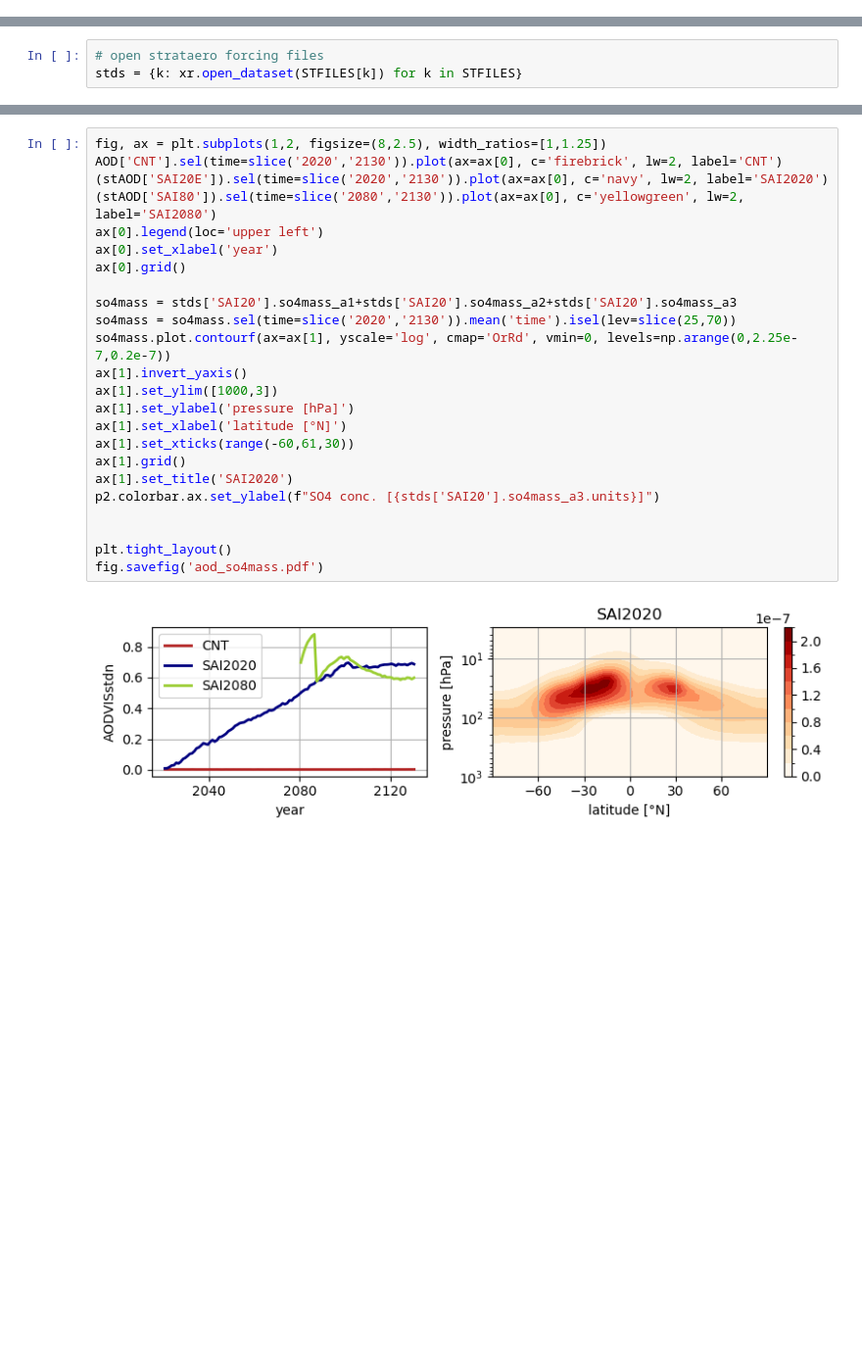
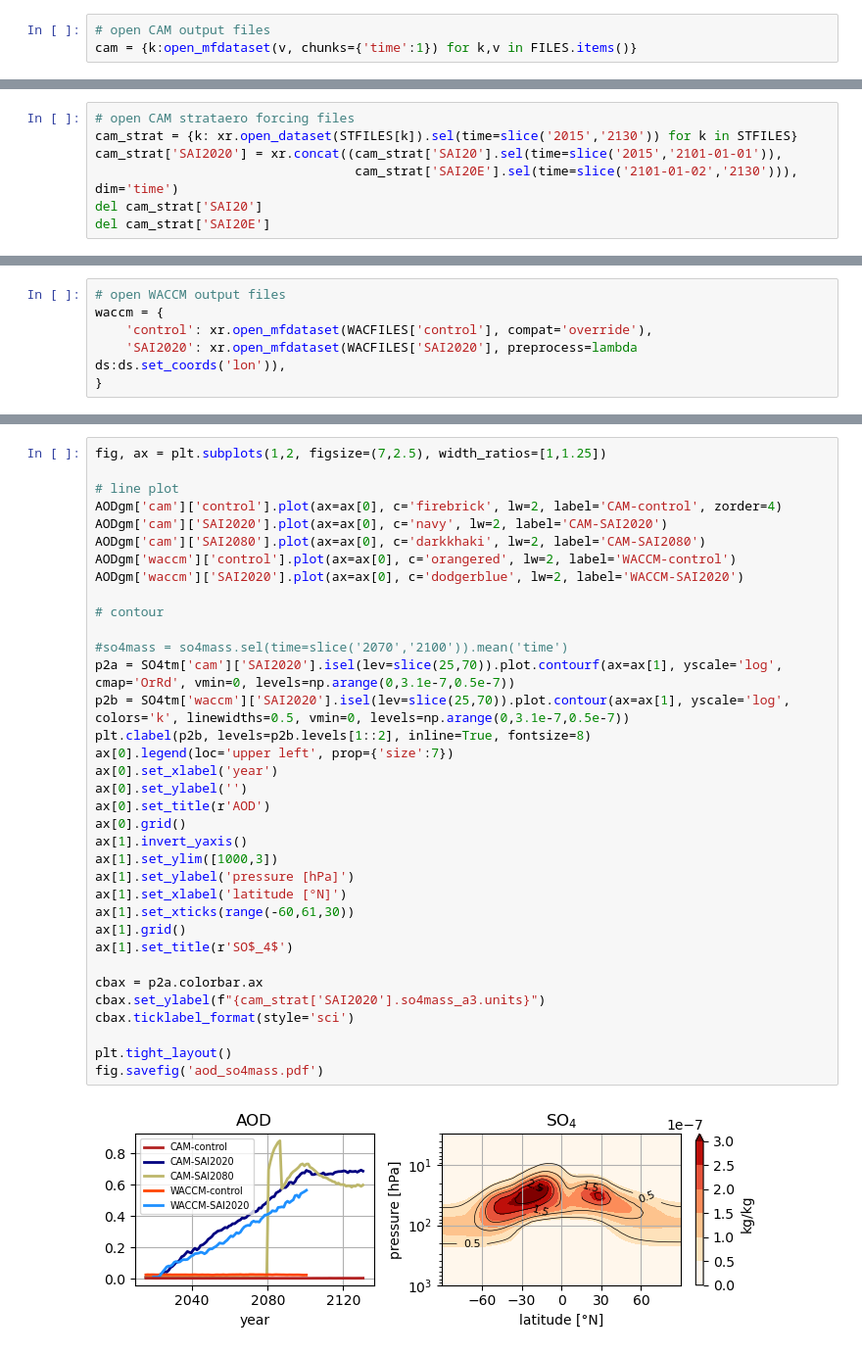
Before and after one commit to JdeJong96/CESM-CAM_SAI, a Jupyter notebook: results/aerosolfield.ipynb, the cells around one changed output, grey strips where cells are left out. Shown at 98% size. Saved outputs shown, nothing was run; the diff lists cells and outputs as text; blank space fills up the shorter version.

```diff
--- a/results/aerosolfield.ipynb
+++ b/results/aerosolfield.ipynb
@@ -63,0 +109,3 @@ Wall time: 49.8 s
+# %%
+# open CAM output files
+cam = {k:open_mfdataset(v, chunks={'time':1}) for k,v in FILES.items()}
@@ -64,3 +116,7 @@ Wall time: 49.8 s
 # %%
-# open strataero forcing files
-stds = {k: xr.open_dataset(STFILES[k]) for k in STFILES}
+# open CAM strataero forcing files
+cam_strat = {k: xr.open_dataset(STFILES[k]).sel(time=slice('2015','2130')) for k in STFILES}
+cam_strat['SAI2020'] = xr.concat((cam_strat['SAI20'].sel(time=slice('2015','2101-01-01')),
+                                  cam_strat['SAI20E'].sel(time=slice('2101-01-02','2130'))), dim='time')
+del cam_strat['SAI20']
+del cam_strat['SAI20E']
@@ -77,0 +123,6 @@ Wall time: 3.42 s
+# %%
+# open WACCM output files
+waccm = {
+    'control': xr.open_mfdataset(WACFILES['control'], compat='override'),
+    'SAI2020': xr.open_mfdataset(WACFILES['SAI2020'], preprocess=lambda ds:ds.set_coords('lon')),
+}
@@ -78,26 +167,37 @@ Wall time: 3.42 s
 # %%
-fig, ax = plt.subplots(1,2, figsize=(8,2.5), width_ratios=[1,1.25])
-AOD['CNT'].sel(time=slice('2020','2130')).plot(ax=ax[0], c='firebrick', lw=2, label='CNT')
-(stAOD['SAI20E']).sel(time=slice('2020','2130')).plot(ax=ax[0], c='navy', lw=2, label='SAI2020')
-(stAOD['SAI80']).sel(time=slice('2080','2130')).plot(ax=ax[0], c='yellowgreen', lw=2, label='SAI2080')
-ax[0].legend(loc='upper left')
+fig, ax = plt.subplots(1,2, figsize=(7,2.5), width_ratios=[1,1.25])
+
+# line plot
+AODgm['cam']['control'].plot(ax=ax[0], c='firebrick', lw=2, label='CAM-control', zorder=4)
+AODgm['cam']['SAI2020'].plot(ax=ax[0], c='navy', lw=2, label='CAM-SAI2020')
+AODgm['cam']['SAI2080'].plot(ax=ax[0], c='darkkhaki', lw=2, label='CAM-SAI2080')
+AODgm['waccm']['control'].plot(ax=ax[0], c='orangered', lw=2, label='WACCM-control')
+AODgm['waccm']['SAI2020'].plot(ax=ax[0], c='dodgerblue', lw=2, label='WACCM-SAI2020')
+
+# contour
+
+#so4mass = so4mass.sel(time=slice('2070','2100')).mean('time')
+p2a = SO4tm['cam']['SAI2020'].isel(lev=slice(25,70)).plot.contourf(ax=ax[1], yscale='log', cmap='OrRd', vmin=0, levels=np.arange(0,3.1e-7,0.5e-7))
+p2b = SO4tm['waccm']['SAI2020'].isel(lev=slice(25,70)).plot.contour(ax=ax[1], yscale='log', colors='k', linewidths=0.5, vmin=0, levels=np.arange(0,3.1e-7,0.5e-7))
+plt.clabel(p2b, levels=p2b.levels[1::2], inline=True, fontsize=8)
+ax[0].legend(loc='upper left', prop={'size':7})
 ax[0].set_xlabel('year')
+ax[0].set_ylabel('')
+ax[0].set_title(r'AOD')
 ax[0].grid()
-
-so4mass = stds['SAI20'].so4mass_a1+stds['SAI20'].so4mass_a2+stds['SAI20'].so4mass_a3
-so4mass = so4mass.sel(time=slice('2020','2130')).mean('time').isel(lev=slice(25,70))
-so4mass.plot.contourf(ax=ax[1], yscale='log', cmap='OrRd', vmin=0, levels=np.arange(0,2.25e-7,0.2e-7))
 ax[1].invert_yaxis()
 ax[1].set_ylim([1000,3])
 ax[1].set_ylabel('pressure [hPa]')
 ax[1].set_xlabel('latitude [°N]')
 ax[1].set_xticks(range(-60,61,30))
 ax[1].grid()
-ax[1].set_title('SAI2020')
-p2.colorbar.ax.set_ylabel(f"SO4 conc. [{stds['SAI20'].so4mass_a3.units}]")
+ax[1].set_title(r'SO$_4$')
 
+cbax = p2a.colorbar.ax
+cbax.set_ylabel(f"{cam_strat['SAI2020'].so4mass_a3.units}")
+cbax.ticklabel_format(style='sci')
 
 plt.tight_layout()
 fig.savefig('aod_so4mass.pdf')
 # %% [output]
-[figure, old version]
+[figure, new version]
```
Also changed, not shown: parts of 9 cells of this notebook, 4 other files.
